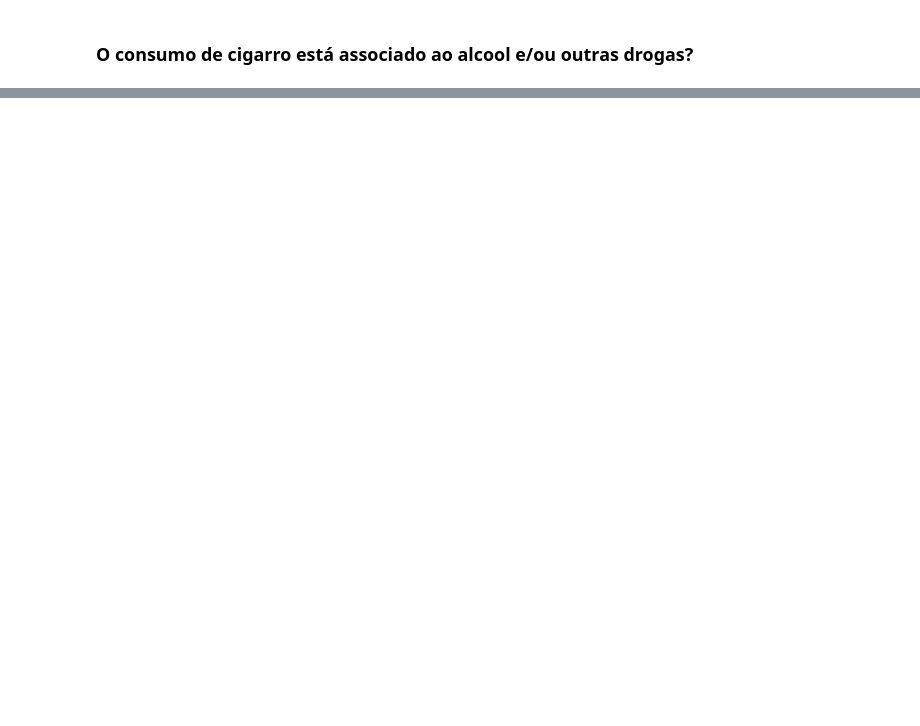
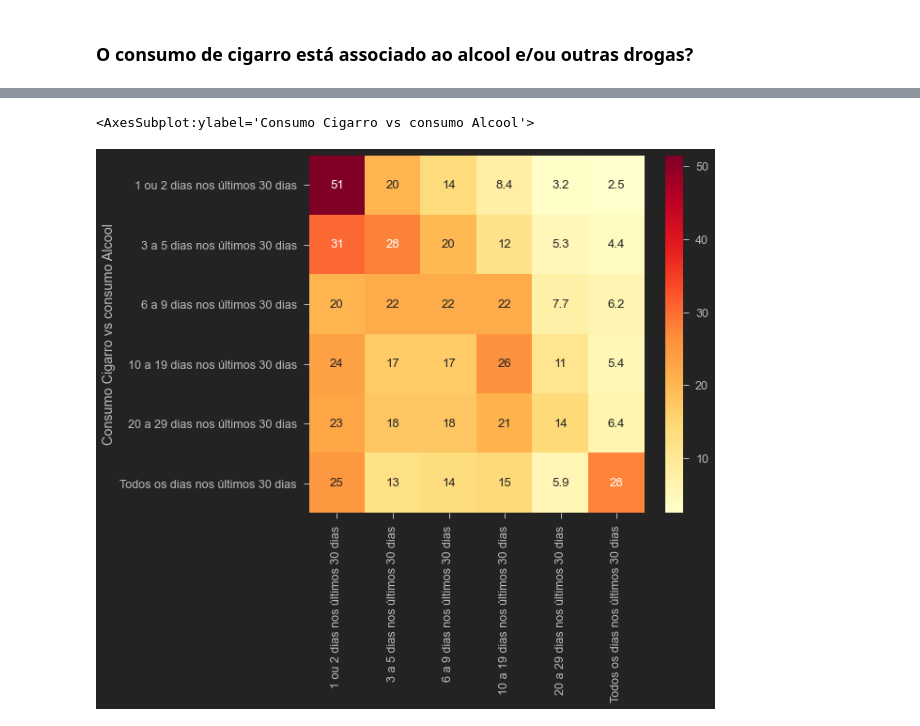
Before and after one commit to Igor-Arantes/Bootcamp-Data-Science-Aplicada, a Jupyter notebook: Igor_Arantes_Desafio_03.ipynb, the cells around one changed output, grey strips where cells are left out. Cells and saved outputs as stored; diff of their text form; code cells hidden in the pictures; blank space fills up the shorter version.

```diff
--- a/Igor_Arantes_Desafio_03.ipynb
+++ b/Igor_Arantes_Desafio_03.ipynb
@@ -120,7 +120,7 @@ sexo={
 2:'Feminino'
 }
 
-consumo_alcool_30_dias ={
+consumo_30_dias ={
 1:"Nenhum dia nos últimos 30 dias",
 2:"1 ou 2 dias nos últimos 30 dias",
 3:"3 a 5 dias nos últimos 30 dias",
@@ -517,0 +531,5 @@ sns.heatmap(data=data,cmap='YlOrRd')
+# %%
+sns.heatmap(data=crosstab_rename_index(dados['VB04003'][dados['VB04003']>1][dados['VB04003']!=99],consumo_30_dias,dados['VB05004'][dados['VB05004']>1][dados['VB05004']!=99],consumo_30_dias,'Consumo Cigarro vs consumo Alcool'),cmap='YlOrRd',annot=True)
+# %% [output]
+<AxesSubplot:ylabel='Consumo Cigarro vs consumo Alcool'>
+[figure, added]
```
Also changed, not shown: parts of 10 cells of this notebook.
